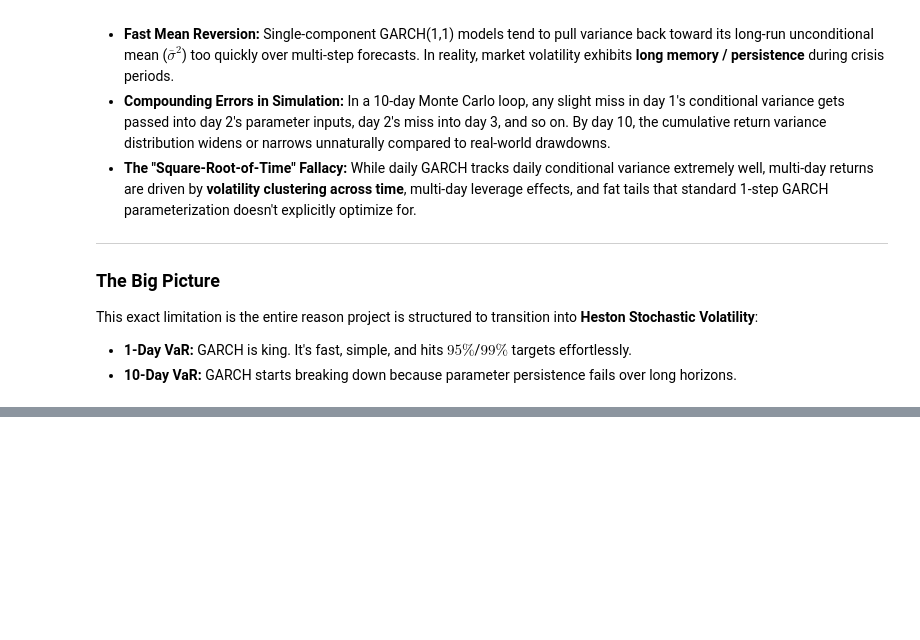
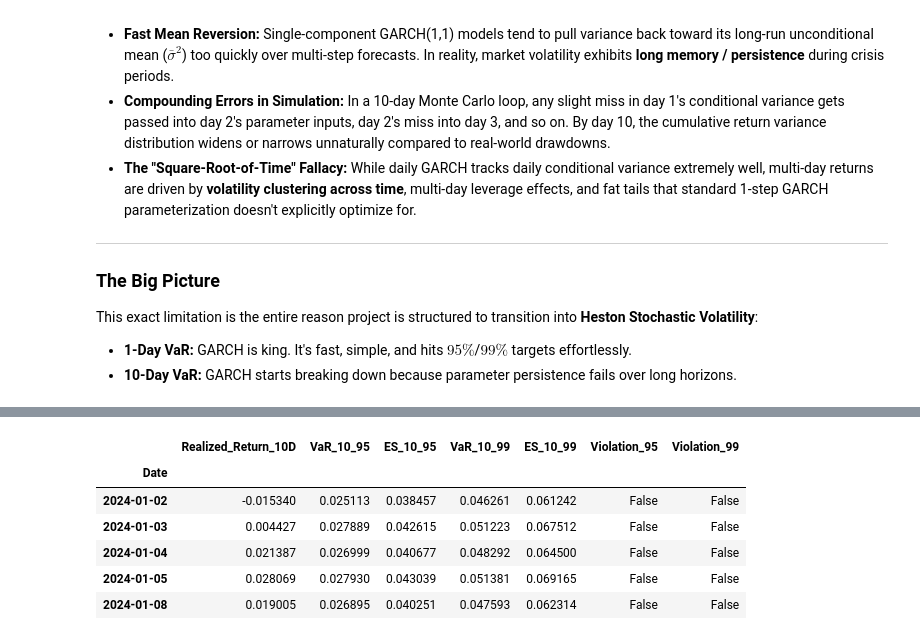
Before and after one commit to Harsh-ISI/volatility_modelling, a Jupyter notebook: notebook/02_garch.ipynb, the cells around one changed output, grey strips where cells are left out. Drawn from its saved outputs; the diff is of its cells as text; code cells hidden in the pictures; blank space fills up the shorter version.

```diff
--- a/notebook/02_garch.ipynb
+++ b/notebook/02_garch.ipynb
@@ -2040,0 +2127,99 @@ This exact limitation is the entire reason project is structured to transition i
+# %%
+import pandas as pd
+
+# ==========================================
+# 1. RUN WALK-FORWARD GARCH (10-DAY SIMULATION)
+# ==========================================
+garch_10d_test = walk_forward_garch_10day(
+    portfolio_returns,
+    forecast_start="2024-01-02",
+    forecast_end="2025-12-15",
+    n_simulations=50000,
+    random_state=101,
+)
+
+# Add realized 10-day returns
+garch_10d_test["Realized_Return_10D"] = [
+    future_cumulative_return(portfolio_returns, date, horizon=10)
+    for date in garch_10d_test.index
+]
+
+garch_10d_test = garch_10d_test.dropna()
+
+# ==========================================
+# 2. COMPUTE VIOLATIONS
+# ==========================================
+garch_10d_test["Violation_95"] = (
+    garch_10d_test["Realized_Return_10D"] < -garch_10d_test["VaR_10_95"]
+)
+garch_10d_test["Violation_99"] = (
+    garch_10d_test["Realized_Return_10D"] < -garch_10d_test["VaR_10_99"]
+)
+
+# Display sample of risk metrics and violations
+display(
+    garch_10d_test[[
+        "Realized_Return_10D",
+        "VaR_10_95",
+        "ES_10_95",
+        "VaR_10_99",
+        "ES_10_99",
+        "Violation_95",
+        "Violation_99",
+    ]].head()
+)
+
+# ==========================================
+# 3. BACKTESTING & SUMMARY TABLE
+# ==========================================
+garch_10d_kupiec_95 = kupiec_test(
+    garch_10d_test["Violation_95"], confidence_level=0.95
+)
+
+garch_10d_kupiec_99 = kupiec_test(
+    garch_10d_test["Violation_99"], confidence_level=0.99
+)
+
+garch_10d_cc_95 = christoffersen_conditional_coverage_test(
+    garch_10d_test["Violation_95"], confidence_level=0.95
+)
+
+garch_10d_cc_99 = christoffersen_conditional_coverage_test(
+    garch_10d_test["Violation_99"], confidence_level=0.99
+)
+
+garch_10d_test_backtest = pd.DataFrame([
+    {
+        "Model": "Student-t GARCH (10-Day)",
+        "Confidence": 0.95,
+        **garch_10d_kupiec_95,
+        "CC_LR": garch_10d_cc_95["lr_cc"],
+        "CC_pvalue": garch_10d_cc_95["p_value"],
+    },
+    {
+        "Model": "Student-t GARCH (10-Day)",
+        "Confidence": 0.99,
+        **garch_10d_kupiec_99,
+        "CC_LR": garch_10d_cc_99["lr_cc"],
+        "CC_pvalue": garch_10d_cc_99["p_value"],
+    },
+])
+
+# Display backtest results
+display(garch_10d_test_backtest)
+
+# ==========================================
+# 4. SAVE OUTPUT TABLES
+# ==========================================
+garch_10d_test.to_csv("../output/tables/garch_10day_test_risk.csv")
+garch_10d_test_backtest.to_csv(
+    "../output/tables/garch_10day_test_backtest.csv", index=False
+)
+# %% [output]
+|  | Realized_Return_10D | VaR_10_95 | ES_10_95 | VaR_10_99 | ES_10_99 | Violation_95 | Violation_99 |
+| Date |  |  |  |  |  |  |  |
+| 2024-01-02 | -0.015340 | 0.025113 | 0.038457 | 0.046261 | 0.061242 | False | False |
+| 2024-01-03 | 0.004427 | 0.027889 | 0.042615 | 0.051223 | 0.067512 | False | False |
+| 2024-01-04 | 0.021387 | 0.026999 | 0.040677 | 0.048292 | 0.064500 | False | False |
+| 2024-01-05 | 0.028069 | 0.027930 | 0.043039 | 0.051381 | 0.069165 | False | False |
+| 2024-01-08 | 0.019005 | 0.026895 | 0.040251 | 0.047593 | 0.062314 | False | False |
```
Also changed, not shown: parts of 29 cells of this notebook, 2 other files.
